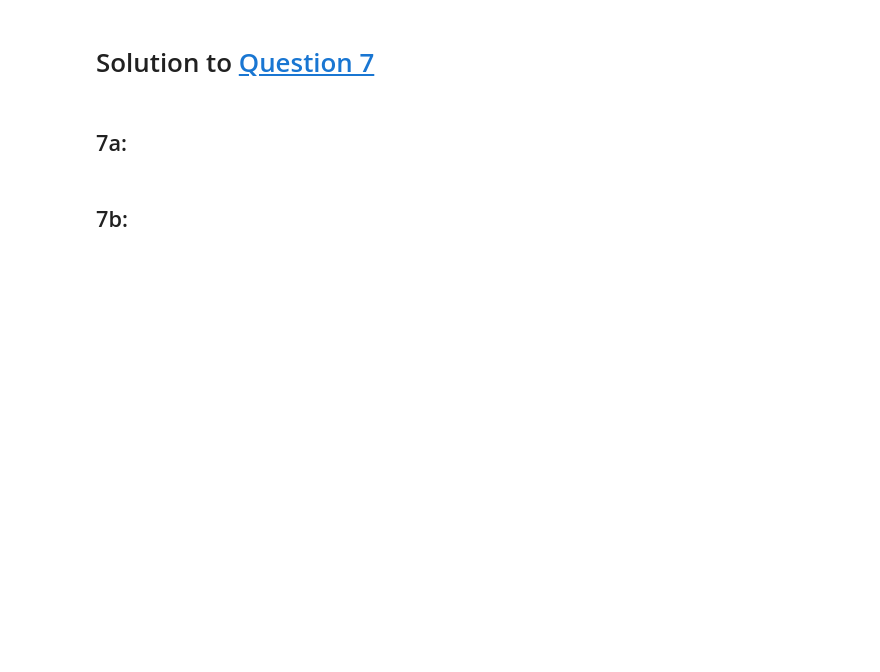
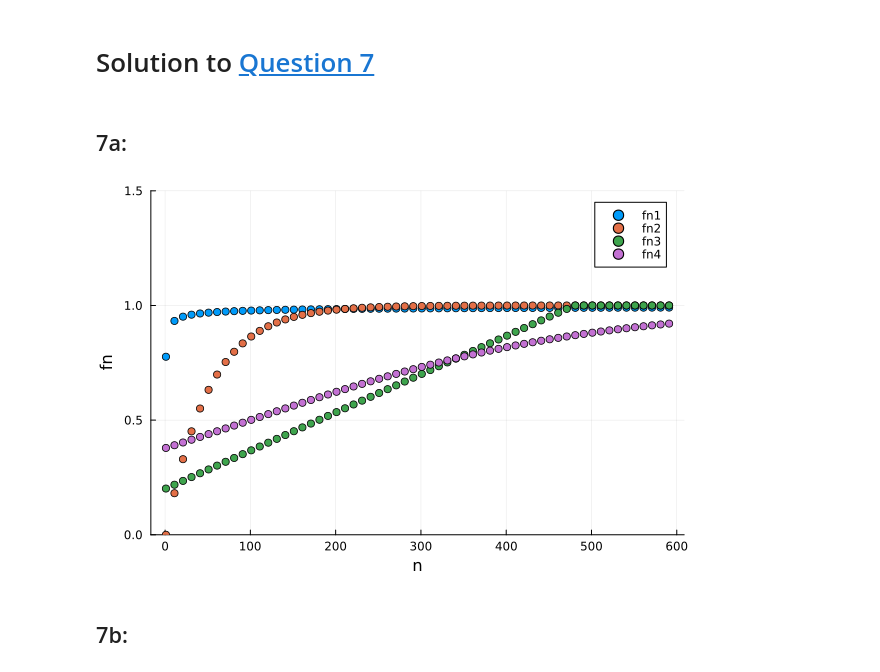
Before and after one commit to mollyotoole09/Molly-OToole_Andrea-Brouwers-2504-2023-BigHW, a Jupyter notebook: notebooks/Submission-Form-II-Q5-Q9.ipynb, the cells around one changed output. Cells and saved outputs as stored; diff of their text form; code cells hidden in the pictures; blank space fills up the shorter version.

```diff
--- a/notebooks/Submission-Form-II-Q5-Q9.ipynb
+++ b/notebooks/Submission-Form-II-Q5-Q9.ipynb
@@ -105,2 +161,13 @@ The abundant numbers that are less than or equal to 200 are [12, 18, 20, 24, 30,
+# %%
+using Plots
+
+fn1(n) = 1 - 1/√(20n)
+fn2(n) = 1 - exp(-(n-1)/50)
+fn3(n) = max(min(1, n/600 + 0.2),0)
+fn4(n) = 1/(1+exp(-(n - 100)/200))
+
+scatter(1:10:600, [fn1,fn2,fn3,fn4], xticks=0:100:600, xlabel="n", ylabel = "fn", ylim = (0,1.5), label=["fn1" "fn2" "fn3" "fn4"])
+# %% [output]
+[figure, added]
 # %% [markdown]
 ## 7b:
```
Also changed, not shown: parts of 17 cells of this notebook, 2 other files.
